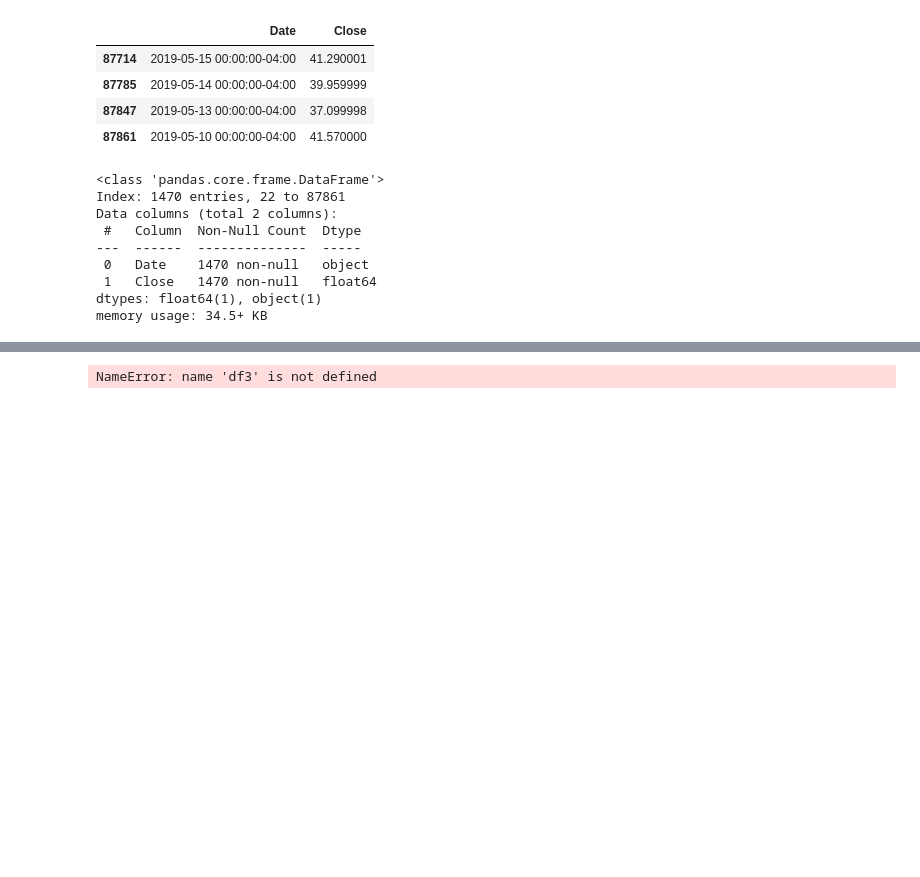
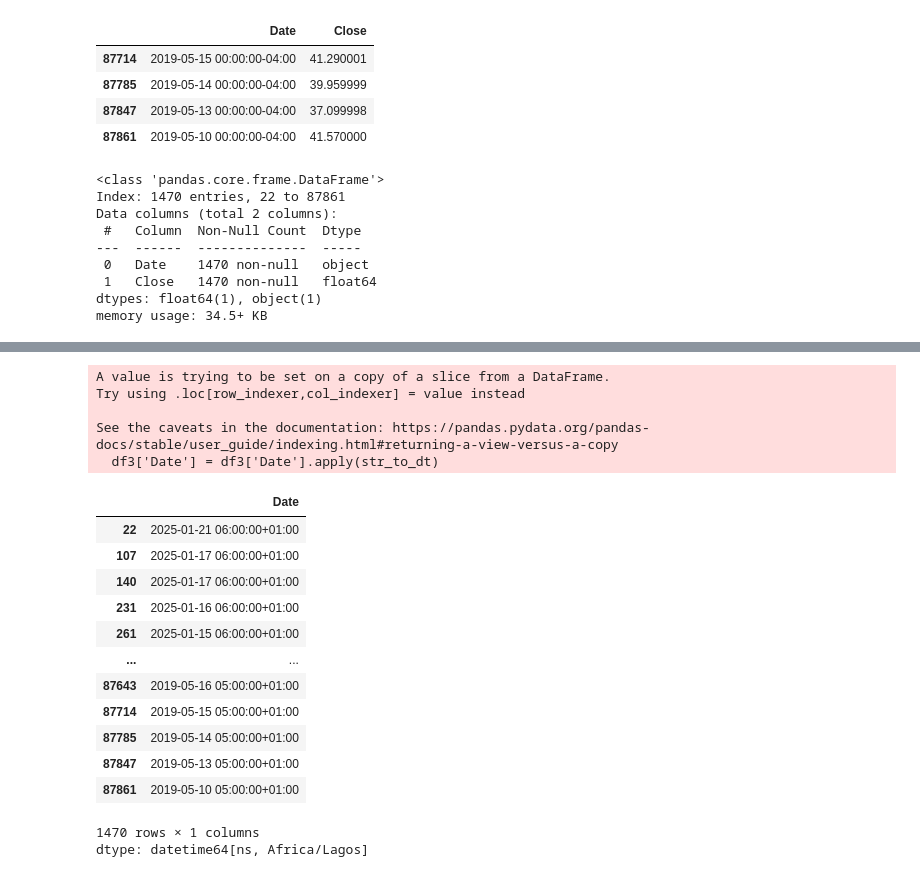
Before and after one commit to Josh0527/Uber-Stcok-Prediction-Model, a Jupyter notebook: Stock_Prediction_Model_(Uber).ipynb, the cells around one changed output, grey strips where cells are left out. Cells and saved outputs as stored; diff of their text form; code cells hidden in the pictures; blank space fills up the shorter version.

```diff
--- a/Stock_Prediction_Model_(Uber).ipynb
+++ b/Stock_Prediction_Model_(Uber).ipynb
@@ -106,5 +112,23 @@ Timestamp('2019-05-15 00:00:00')
 # %%
-# Apply the function to the 'Date' column
 df3['Date'] = df3['Date'].apply(str_to_dt)
+df3['Date']
 # %% [output]
-NameError: name 'df3' is not defined
+A value is trying to be set on a copy of a slice from a DataFrame.
+Try using .loc[row_indexer,col_indexer] = value instead
+
+See the caveats in the documentation: https://pandas.pydata.org/pandas-docs/stable/user_guide/indexing.html#returning-a-view-versus-a-copy
+  df3['Date'] = df3['Date'].apply(str_to_dt)
+|  | Date |
+| 22 | 2025-01-21 06:00:00+01:00 |
+| 107 | 2025-01-17 06:00:00+01:00 |
+| 140 | 2025-01-17 06:00:00+01:00 |
+| 231 | 2025-01-16 06:00:00+01:00 |
+| 261 | 2025-01-15 06:00:00+01:00 |
+| ... | ... |
+| 87643 | 2019-05-16 05:00:00+01:00 |
+| 87714 | 2019-05-15 05:00:00+01:00 |
+| 87785 | 2019-05-14 05:00:00+01:00 |
+| 87847 | 2019-05-13 05:00:00+01:00 |
+| 87861 | 2019-05-10 05:00:00+01:00 |
+1470 rows × 1 columns
+dtype: datetime64[ns, Africa/Lagos]
```
Also changed, not shown: parts of 7 cells of this notebook.
